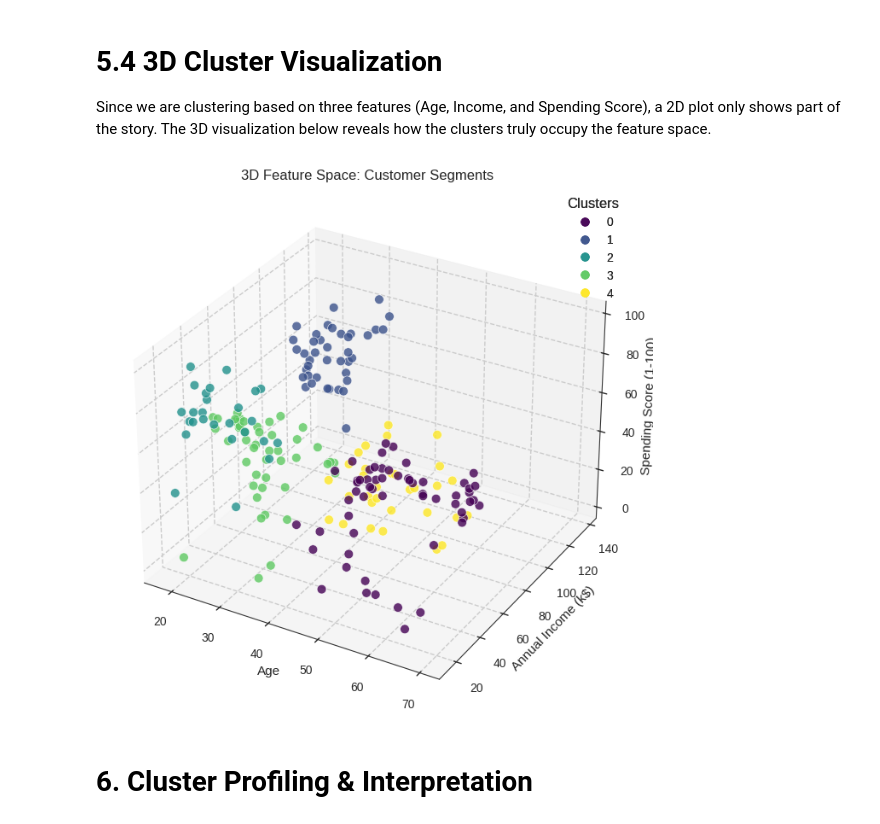
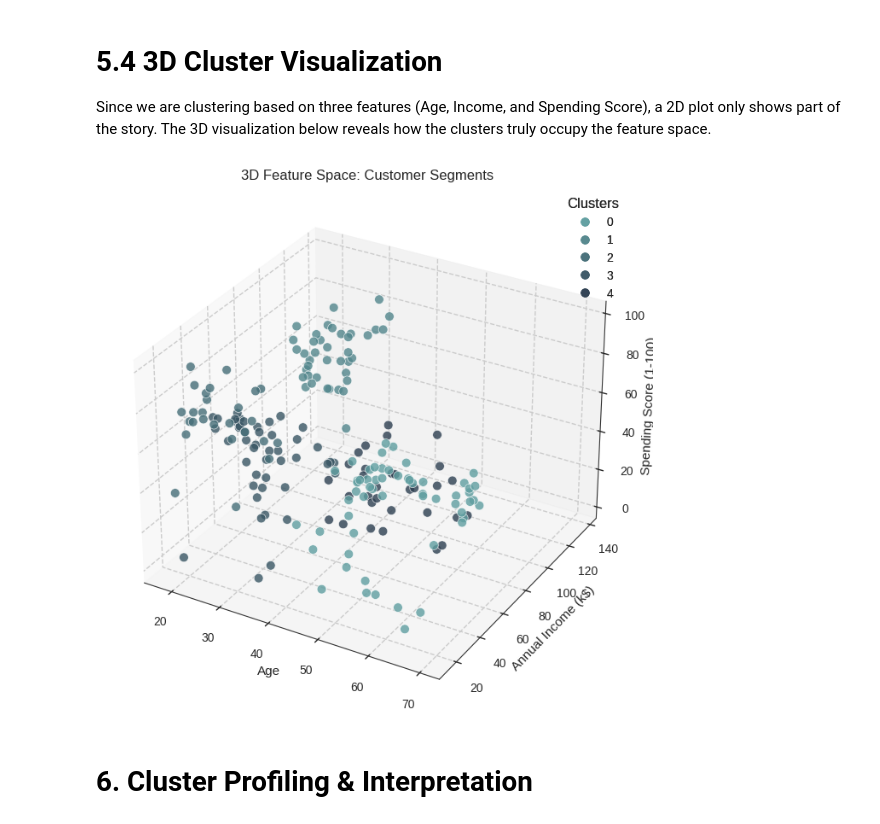
Before and after one commit to leondgarse/msi5102_group_project, a Jupyter notebook: customer-segmentation-eda-k-means-dbscan.ipynb, the cells around one changed output. Cells and saved outputs as stored; diff of their text form; code cells hidden in the pictures.

```diff
--- a/customer-segmentation-eda-k-means-dbscan.ipynb
+++ b/customer-segmentation-eda-k-means-dbscan.ipynb
@@ -529,23 +547,27 @@ Since we are clustering based on three features (Age, Income, and Spending Score
 # %%
 fig = plt.figure(figsize=(12, 8))
 ax = fig.add_subplot(111, projection='3d')
 
+# Custom colormap based on Corporate Teal
+from matplotlib.colors import LinearSegmentedColormap
+teal_map = LinearSegmentedColormap.from_list("corporate_teal", [teal_corporate_palette[0], teal_corporate_palette[4]])
+
 # Scatter plot
 scatter = ax.scatter(df['Age'], df['Annual Income (k$)'], df['Spending Score (1-100)'],
-                     c=df['Cluster'], cmap='viridis', s=60, edgecolors='white', alpha=0.8, linewidth=0.5)
+                     c=df['Cluster'], cmap=teal_map, s=60, edgecolors='white', alpha=0.8, linewidth=0.5)
 
 # Labels
 ax.set_xlabel('Age')
 ax.set_ylabel('Annual Income (k$)')
 ax.set_zlabel('Spending Score (1-100)')
 ax.set_title('3D Feature Space: Customer Segments')
 
 # Legend
 legend1 = ax.legend(*scatter.legend_elements(), title="Clusters")
 ax.add_artist(legend1)
 plt.show()
 # %% [output]
-[figure, old version]
+[figure, new version]
 # %% [markdown]
 # 6. Cluster Profiling & Interpretation
 # %% [markdown]
```
Also changed, not shown: parts of 6 cells of this notebook, 1 other file.
